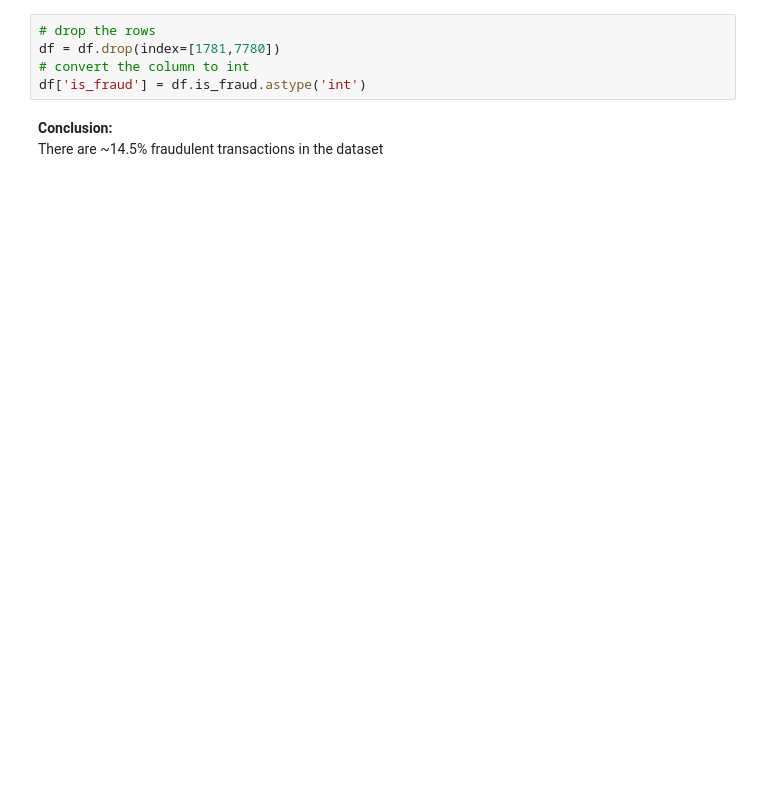
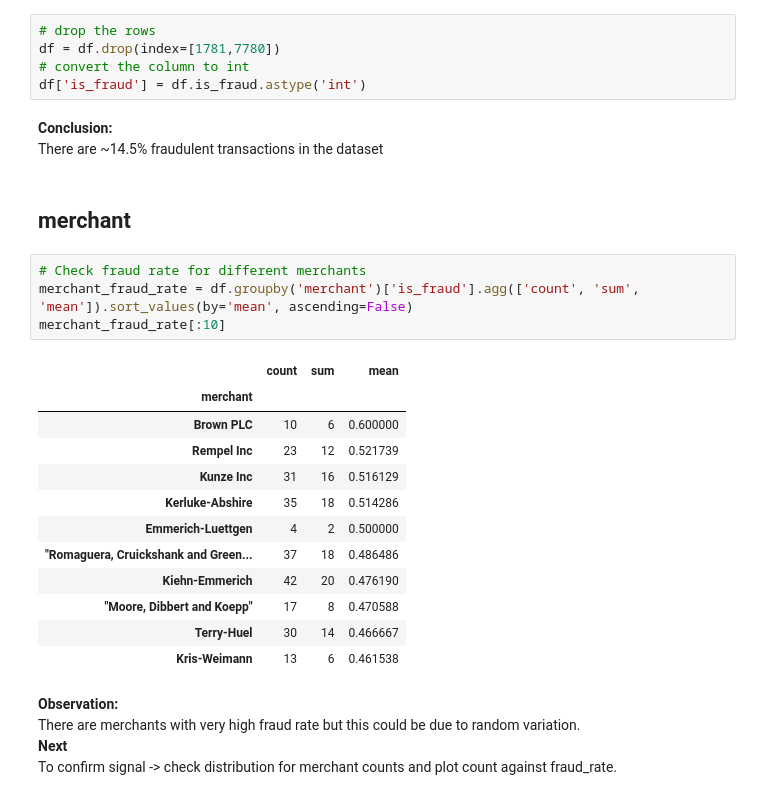
Before and after one commit to jalbersdoerfer/credit-card-fraud-detection, a Jupyter notebook: credit_card_fraud_new_data.ipynb, the cells around one changed output. Cells and saved outputs as stored; diff of their text form; blank space fills up the shorter version.

```diff
--- a/credit_card_fraud_new_data.ipynb
+++ b/credit_card_fraud_new_data.ipynb
@@ -71,3 +77,27 @@ df['is_fraud'] = df.is_fraud.astype('int')
 # %% [markdown]
 **Conclusion:** \
 There are  ~14.5% fraudulent transactions in the dataset
+# %% [markdown]
+## merchant
+# %%
+# Check fraud rate for different merchants
+merchant_fraud_rate = df.groupby('merchant')['is_fraud'].agg(['count', 'sum', 'mean']).sort_values(by='mean', ascending=False)
+merchant_fraud_rate[:10]
+# %% [output]
+|  | count | sum | mean |
+| merchant |  |  |  |
+| Brown PLC | 10 | 6 | 0.600000 |
+| Rempel Inc | 23 | 12 | 0.521739 |
+| Kunze Inc | 31 | 16 | 0.516129 |
+| Kerluke-Abshire | 35 | 18 | 0.514286 |
+| Emmerich-Luettgen | 4 | 2 | 0.500000 |
+| "Romaguera, Cruickshank and Green... | 37 | 18 | 0.486486 |
+| Kiehn-Emmerich | 42 | 20 | 0.476190 |
+| "Moore, Dibbert and Koepp" | 17 | 8 | 0.470588 |
+| Terry-Huel | 30 | 14 | 0.466667 |
+| Kris-Weimann | 13 | 6 | 0.461538 |
+# %% [markdown]
+**Observation:**\
+There are merchants with very high fraud rate but this could be due to random variation. \
+**Next** \
+To confirm signal -> check distribution for merchant counts and plot count against fraud_rate.
```
Also changed, not shown: parts of 9 cells of this notebook.
